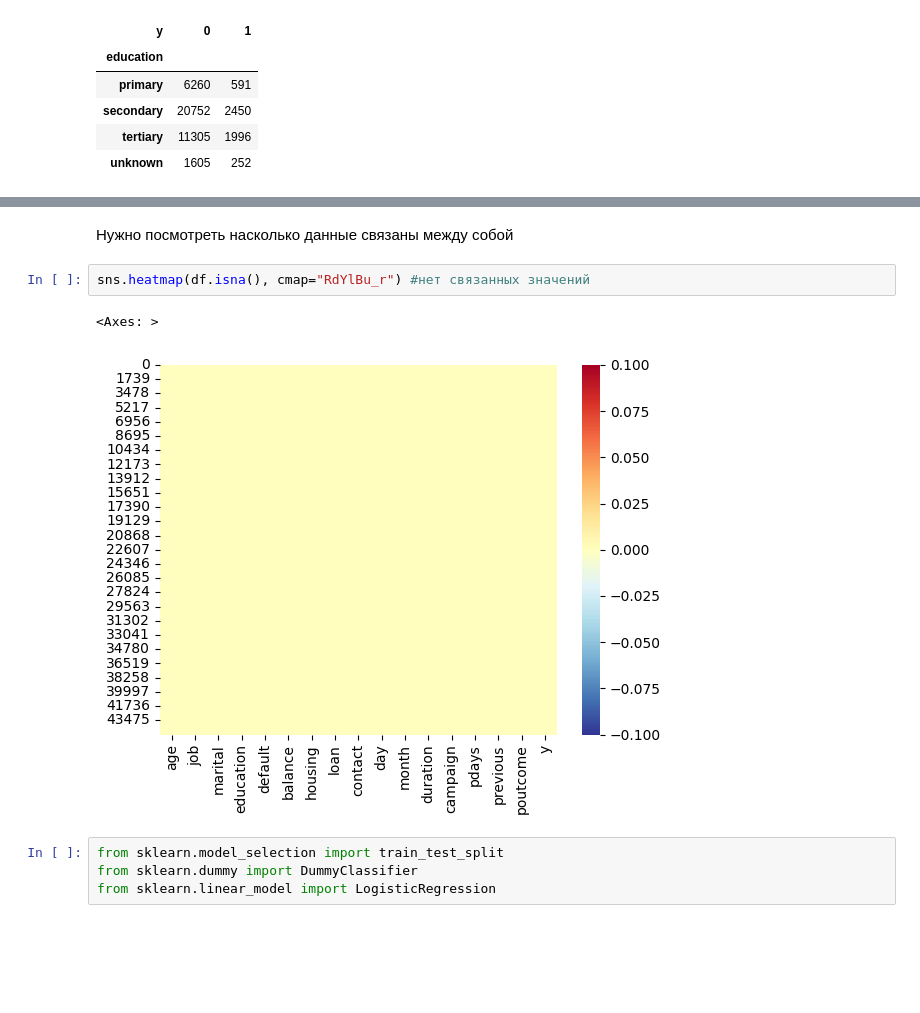
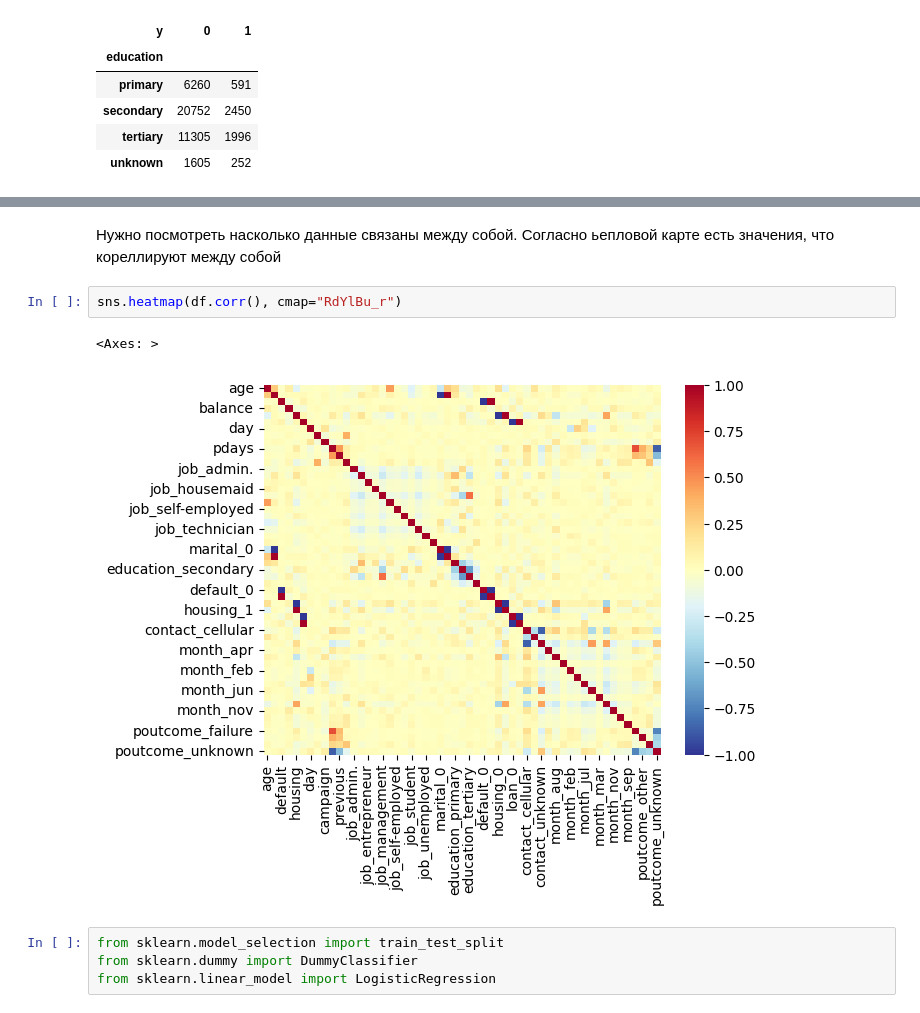
Before and after one commit to kwillon/ML_HW_411451_, a Jupyter notebook: Credit.ipynb, the cells around one changed output, grey strips where cells are left out. Cells and saved outputs as stored; diff of their text form; blank space fills up the shorter version.

```diff
--- a/Credit.ipynb
+++ b/Credit.ipynb
@@ -343,12 +349,13 @@ Data columns (total 17 columns):
 dtypes: int64(7), object(10)
 memory usage: 600.6+ KB
 # %% [markdown]
-Нужно посмотреть насколько данные связаны между собой
+Нужно посмотреть насколько данные связаны между собой.
+Согласно ьепловой карте есть значения, что кореллируют между собой
 # %%
-sns.heatmap(df.isna(), cmap="RdYlBu_r") #нет связанных значений
+sns.heatmap(df.corr(), cmap="RdYlBu_r")
 # %% [output]
 <Axes: >
-[figure, old version]
+[figure, new version]
 # %%
 from sklearn.model_selection import train_test_split
 from sklearn.dummy import DummyClassifier
```
Also changed, not shown: parts of 22 cells of this notebook.
